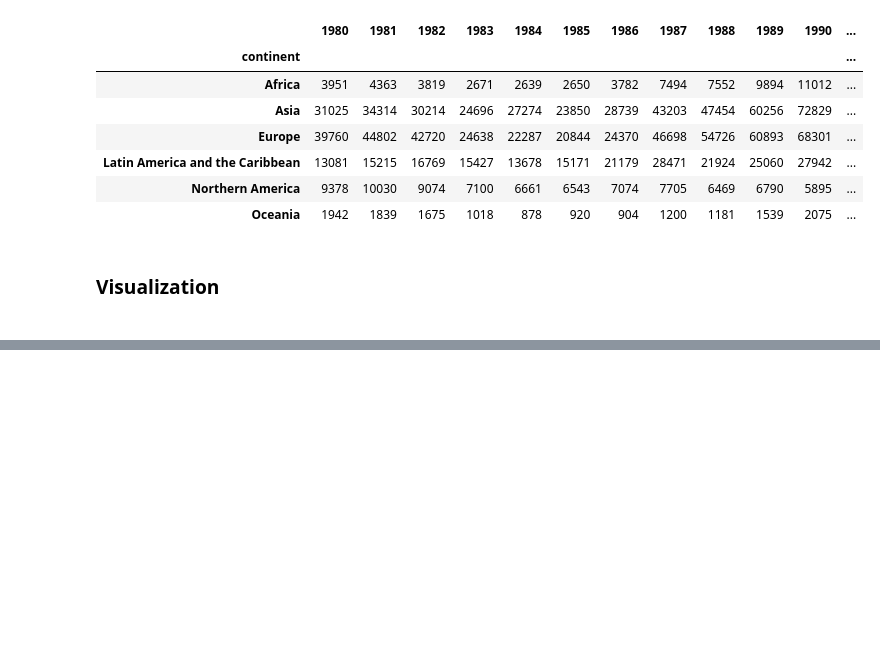
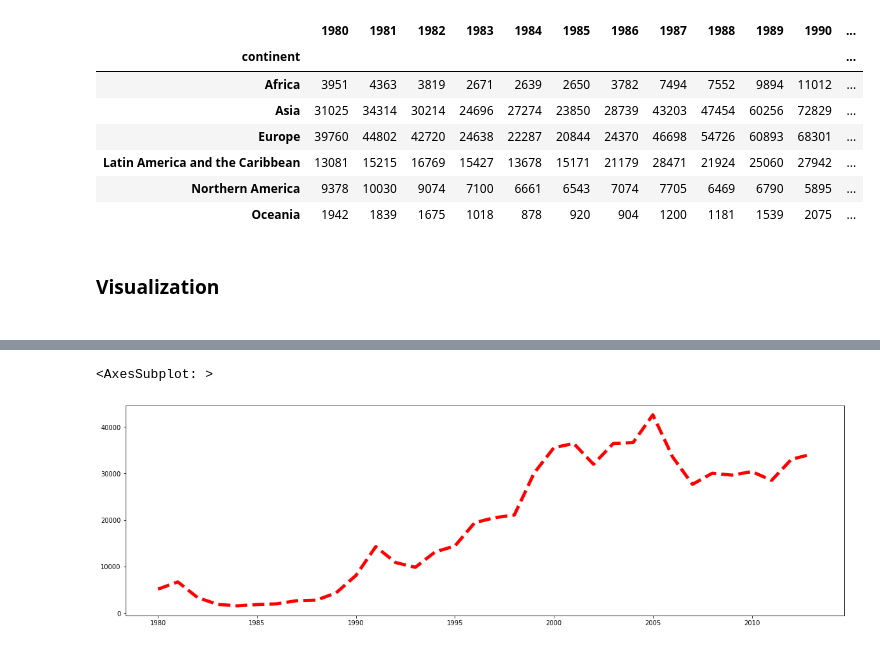
Before and after one commit to Shilpa273/Digipodium, a Jupyter notebook: data_science/data_analysis_5.ipynb, the cells around one changed output, grey strips where cells are left out. Saved outputs shown, nothing was run; the diff lists cells and outputs as text; code cells hidden in the pictures; blank space fills up the shorter version.

```diff
--- a/data_science/data_analysis_5.ipynb
+++ b/data_science/data_analysis_5.ipynb
@@ -132,4 +132,4 @@ df.head(4)
 <h3>change ploting theme<h3>
 # %%
 print(plt.style.available)
-plt.style.use('seaborn-VO_8-paper')
+plt.style.use('seaborn-V0_8-paper')
@@ -182,0 +220,5 @@ continent_df.style.text_gradient(cmap='rainbow')
+# %%
+df.loc['China',years].plot(kind='line',figsize=(20,6),linewidth=5,linestyle="--",color='red')
+# %% [output]
+<AxesSubplot: >
+[figure, added]
```
Also changed, not shown: parts of 30 cells of this notebook, 2 other files.
